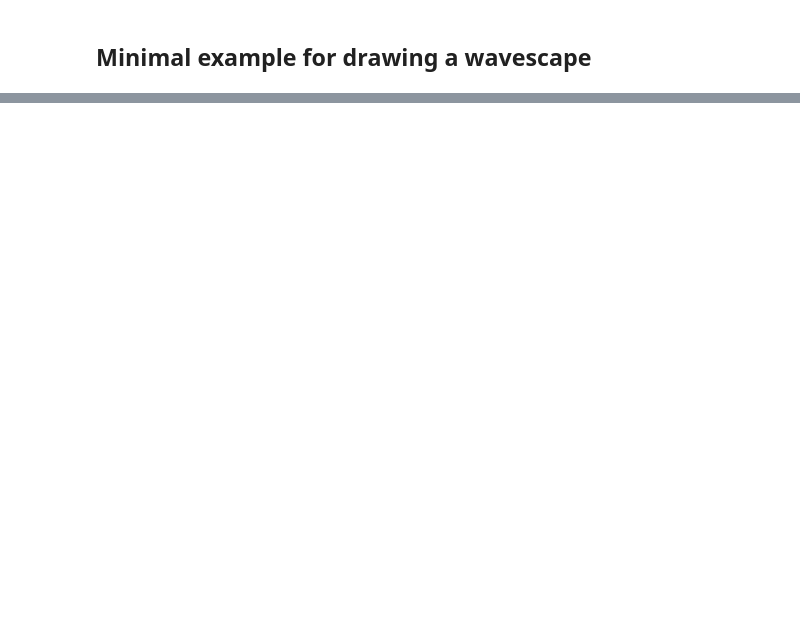
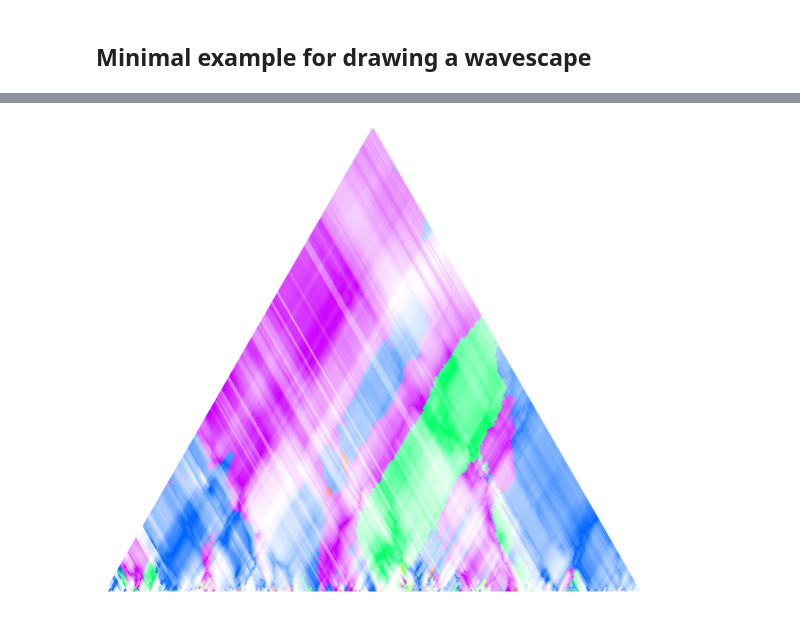
Before and after one commit to DCMLab/debussy, a Jupyter notebook: load_data.ipynb, the cells around one changed output, grey strips where cells are left out. Saved outputs shown, nothing was run; the diff lists cells and outputs as text; code cells hidden in the pictures; blank space fills up the shorter version.

```diff
--- a/load_data.ipynb
+++ b/load_data.ipynb
@@ -176,0 +264,6 @@ array('1.52+95°', dtype='<U8')
+# %%
+summary_colors = most_resonant2color(max_coeff, inv_entropy)
+ws = Wavescape(summary_colors, width=width)
+ws.draw()
+# %% [output]
+[figure, added]
```
Also changed, not shown: parts of 52 cells of this notebook, 2 other files.
